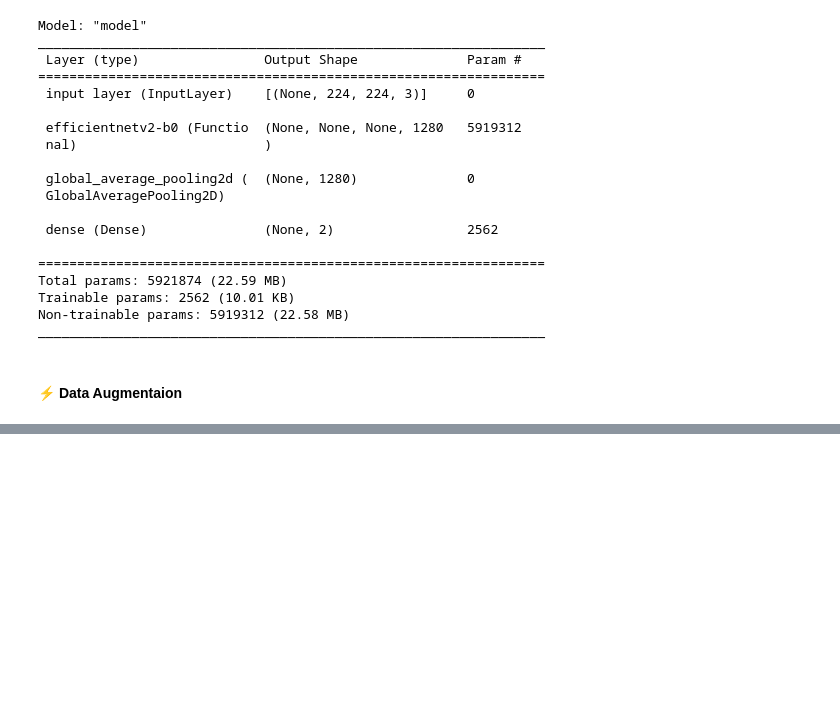
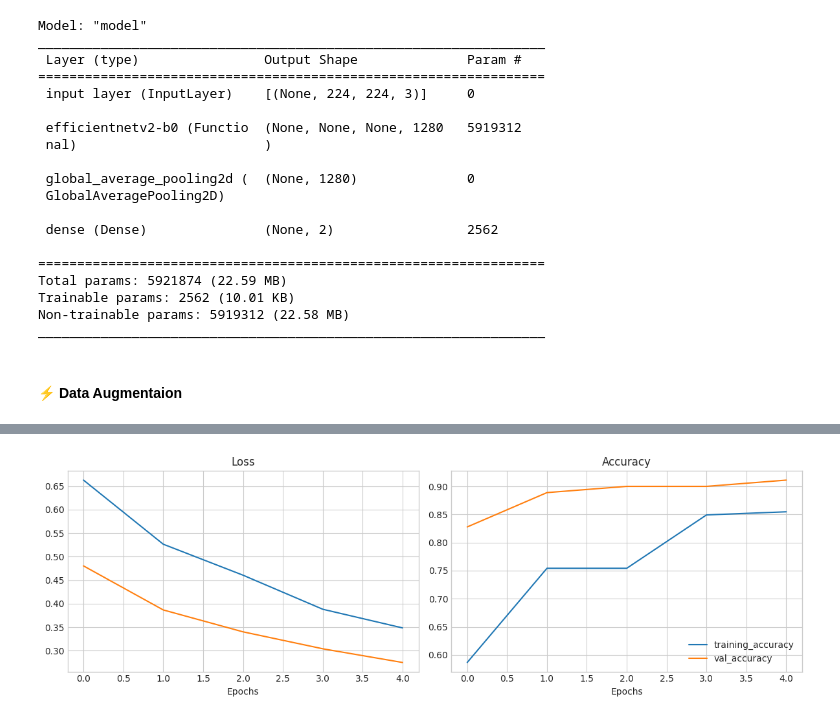
Before and after one commit to dibkb/tensorflow-udemy, a Jupyter notebook: dk-smoke-detection.ipynb, the cells around one changed output, grey strips where cells are left out. Cells and saved outputs as stored; diff of their text form; code cells hidden in the pictures; blank space fills up the shorter version.

```diff
--- a/dk-smoke-detection.ipynb
+++ b/dk-smoke-detection.ipynb
@@ -246,0 +253,5 @@ train_data_aug_20
+# %%
+base_eff_modelOne = create_b0_base()
+# compile and fit
+base_eff_modelOne.compile(loss = tf.keras.losses.SparseCategoricalCrossentropy(),optimizer = tf.keras.optimizers.Adam(), metrics = ["accuracy"])
+base_eff_modelOne_history = base_eff_modelOne.fit(train_data_aug_20,epochs = 5, steps_per_epoch = len(train_data_aug_20),validation_data = valid_data, validation_steps = len(valid_data))
@@ -246,0 +270,4 @@ train_data_aug_20
+# %%
+plot_history(base_eff_modelOne_history)
+# %% [output]
+[figure, added]
```
Also changed, not shown: parts of 10 cells of this notebook.
